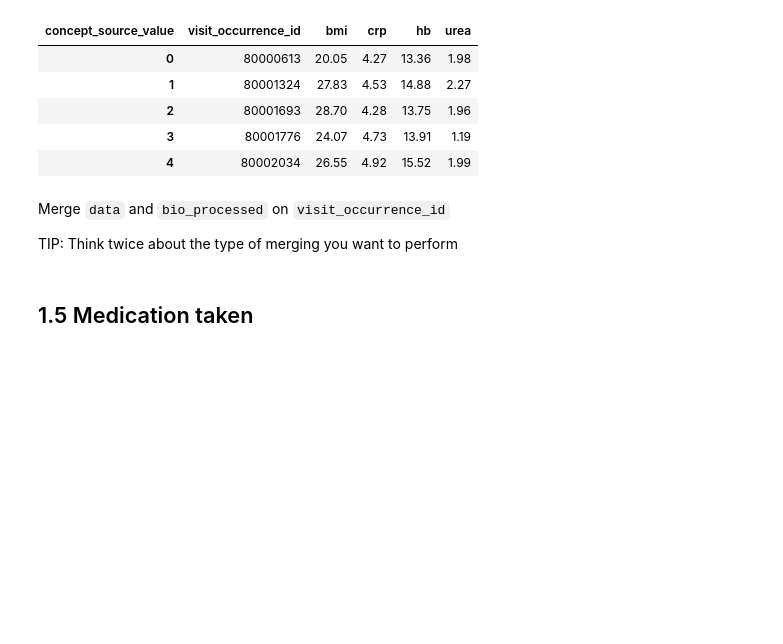
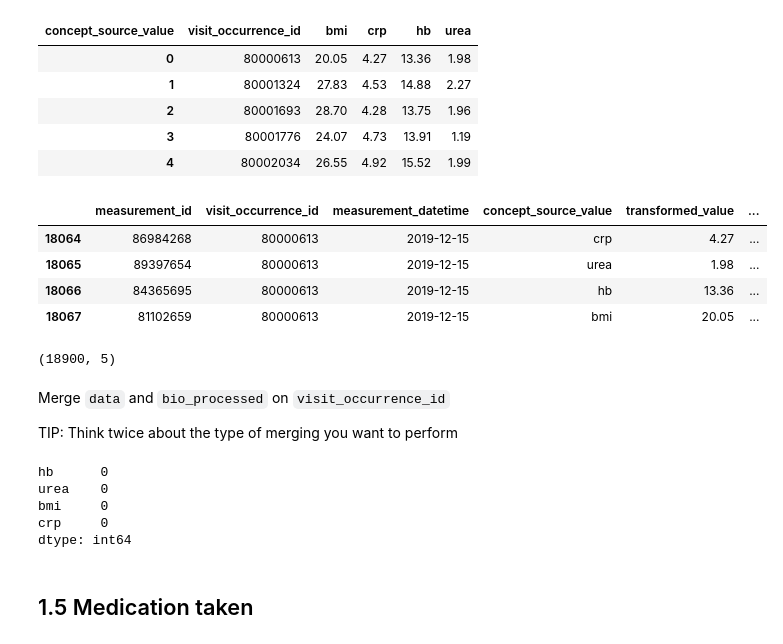
Before and after one commit to JCharline/ei_cs_2023, a Jupyter notebook: exercises/exercise4/ex4_enonce_partial_solution.ipynb, the cells around one changed output. Saved outputs shown, nothing was run; the diff lists cells and outputs as text; code cells hidden in the pictures; blank space fills up the shorter version.

```diff
--- a/exercises/exercise4/ex4_enonce_partial_solution.ipynb
+++ b/exercises/exercise4/ex4_enonce_partial_solution.ipynb
@@ -264,6 +276,18 @@ bio_processed.head()
 | 2 | 80001693 | 28.70 | 4.28 | 13.75 | 1.96 |
 | 3 | 80001776 | 24.07 | 4.73 | 13.91 | 1.19 |
 | 4 | 80002034 | 26.55 | 4.92 | 15.52 | 1.99 |
+# %%
+df_bio.query("visit_occurrence_id==80000613")
+# %% [output]
+|  | measurement_id | visit_occurrence_id | measurement_datetime | concept_source_value | transformed_value | ... |
+| 18064 | 86984268 | 80000613 | 2019-12-15 | crp | 4.27 | ... |
+| 18065 | 89397654 | 80000613 | 2019-12-15 | urea | 1.98 | ... |
+| 18066 | 84365695 | 80000613 | 2019-12-15 | hb | 13.36 | ... |
+| 18067 | 81102659 | 80000613 | 2019-12-15 | bmi | 20.05 | ... |
+# %%
+bio_processed.shape
+# %% [output]
+(18900, 5)
 # %% [markdown]
 Merge `data` and `bio_processed` on `visit_occurrence_id`
 
@@ -273,3 +297,11 @@ data = #TODO
+# %%
+data[["hb", "urea", "bmi", "crp"]].isna().sum(axis=0)
+# %% [output]
+hb      0
+urea    0
+bmi     0
+crp     0
+dtype: int64
 # %% [markdown]
 <a id="med"></a>
 ## 1.5 Medication taken
```
Also changed, not shown: parts of 24 cells of this notebook.
